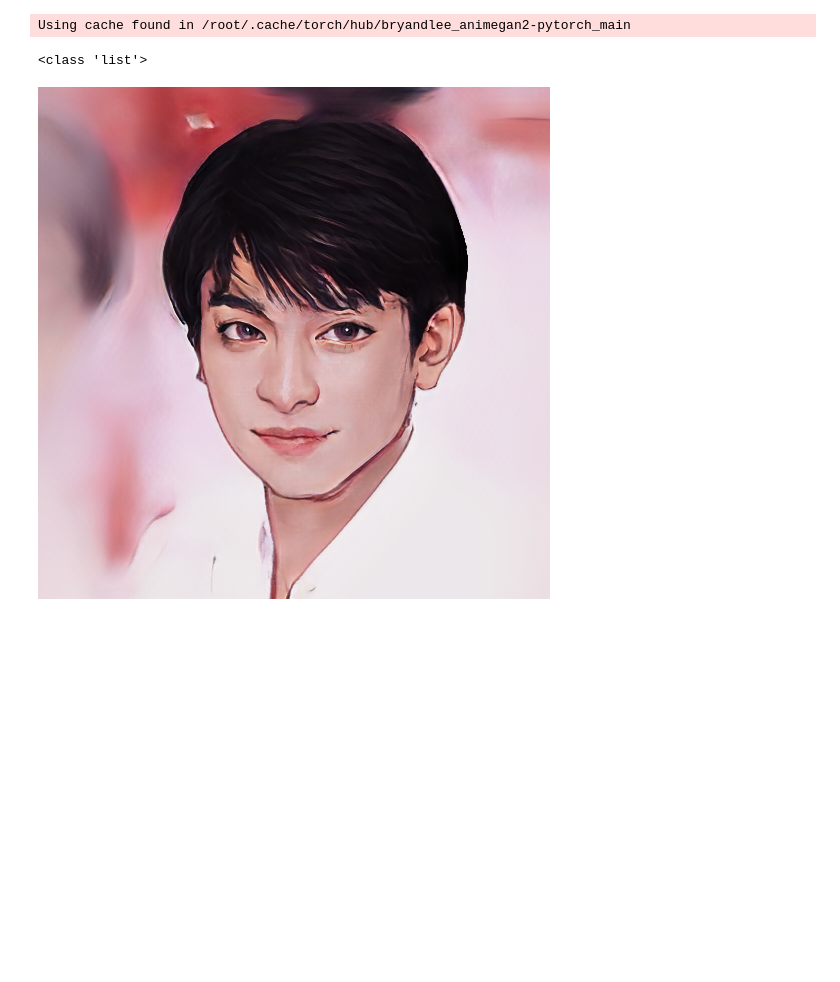
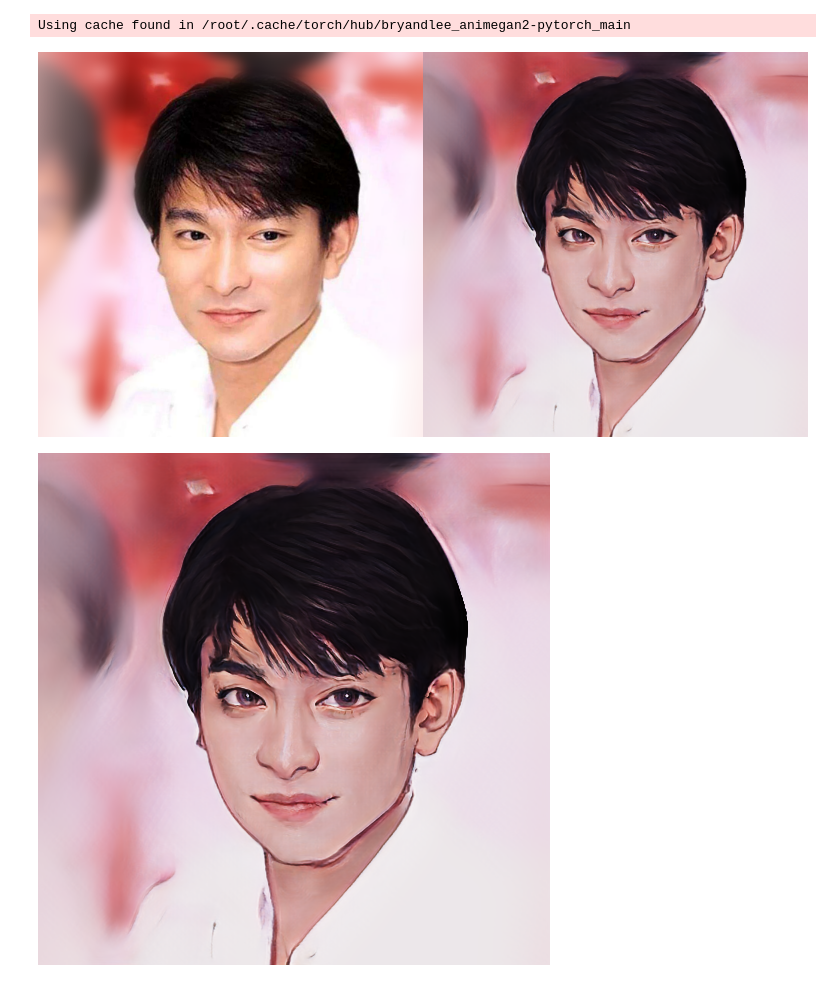
Before and after one commit to tencentmusic/cube-studio, a Jupyter notebook: aihub/deep-learning/face-paint/face-paint.ipynb, the cells around one changed output. Drawn from its saved outputs; the diff is of its cells as text; code cells hidden in the pictures; blank space fills up the shorter version.

Commit message:
Update face-paint.ipynb
UPDATE display

```diff
--- a/aihub/deep-learning/face-paint/face-paint.ipynb
+++ b/aihub/deep-learning/face-paint/face-paint.ipynb
@@ -174,21 +174,22 @@ def align_and_crop_face(
 # %%
 import requests
 
 # 加载网络或本地文件
 img = Image.open(requests.get("https://gimg2.baidu.com/image_search/src=http%3A%2F%2Fnimg.ws.126.net%2F%3Furl%3Dhttp%253A%252F%252Fdingyue.ws.126.net%252F2022%252F0216%252F7dbc793aj00r7dtyj0014c000hs00p6c.jpg%26thumbnail%3D660x2147483647%26quality%3D80%26type%3Djpg&refer=http%3A%2F%2Fnimg.ws.126.net&app=2002&size=f9999,10000&q=a80&n=0&g=0n&fmt=auto?sec=1666781099&t=bcbcd380f6b4a62faa60ff3c92ebe53f", stream=True).raw).convert("RGB")
 # img = Image.open("/content/sample.jpg").convert("RGB")
 
 face_detector = get_dlib_face_detector()
 landmarks = face_detector(img)
 for landmark in landmarks:
     face = align_and_crop_face(img, landmark, expand=1.3)
     p_face = face2paint(model=model, img=face, size=512)
-    p_face.save('1.png') # 此输出为对比图片
+    display(p_face)
+    # p_face.save('1.png') # 此输出为对比图片
     # 裁剪为需要的部分输出
     x_, y_ = p_face.size
     out = p_face.crop((int(x_/2), 0, x_, y_))
     display(out)
     # out.save('1.png')
 # %% [output]
-<class 'list'>
-[figure, old version]
+[figure, new version]
+[figure, added]
```
